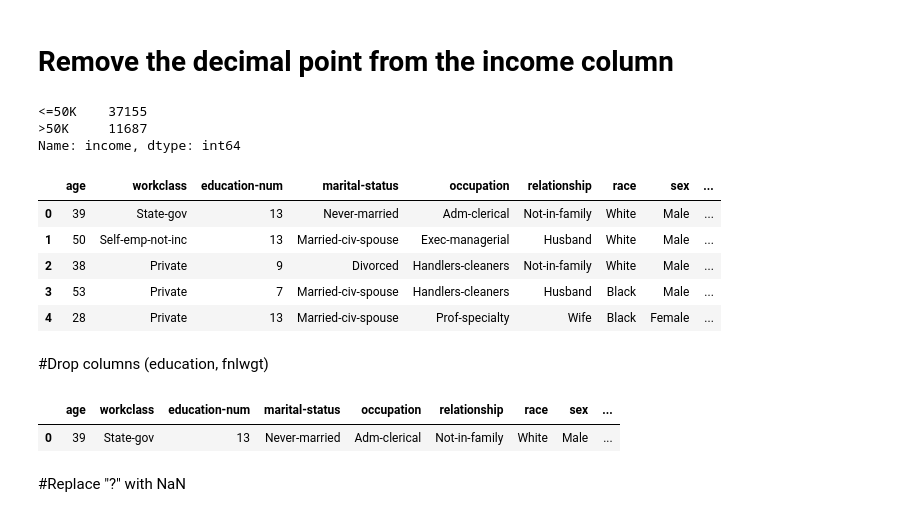
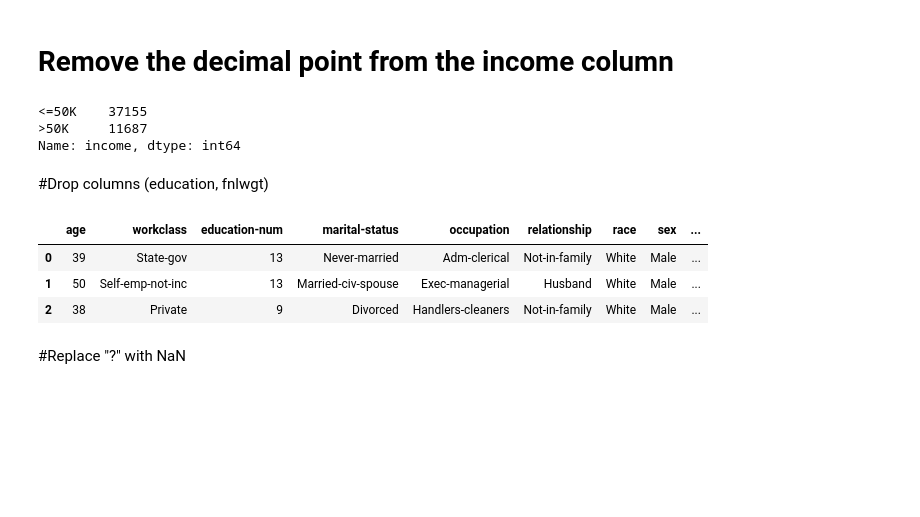
Before and after one commit to MohHaroon/Adult-Census-Income-Classification, a Jupyter notebook: Adult dataset Classification.ipynb, the cells around one changed output. Drawn from its saved outputs; the diff is of its cells as text; code cells hidden in the pictures; blank space fills up the shorter version.

```diff
--- a/Adult dataset Classification.ipynb
+++ b/Adult dataset Classification.ipynb
@@ -204,29 +222,22 @@ Name: native-country, dtype: int64
 # %%
 adult_df['income'].replace('<=50K.', '<=50K', inplace=True)
 adult_df['income'].replace('>50K.', '>50K', inplace=True)
-
-adult_df['income'].value_counts()
-# %% [output]
-<=50K    37155
->50K     11687
-Name: income, dtype: int64
-# %%
-adult_df.head(5)
-# %% [output]
-|  | age | workclass | education-num | marital-status | occupation | relationship | race | sex | ... |
-| 0 | 39 | State-gov | 13 | Never-married | Adm-clerical | Not-in-family | White | Male | ... |
-| 1 | 50 | Self-emp-not-inc | 13 | Married-civ-spouse | Exec-managerial | Husband | White | Male | ... |
-| 2 | 38 | Private | 9 | Divorced | Handlers-cleaners | Not-in-family | White | Male | ... |
-| 3 | 53 | Private | 7 | Married-civ-spouse | Handlers-cleaners | Husband | Black | Male | ... |
-| 4 | 28 | Private | 13 | Married-civ-spouse | Prof-specialty | Wife | Black | Female | ... |
+# %%
+adult_df['income'].value_counts()
+# %% [output]
+<=50K    37155
+>50K     11687
+Name: income, dtype: int64
 # %% [markdown]
 #Drop columns (education, fnlwgt)
 # %%
 adult_df = adult_df.drop(['education', 'fnlwgt'], axis = 1)
-adult_df.head(1)
+adult_df.head(3)
 # %% [output]
 |  | age | workclass | education-num | marital-status | occupation | relationship | race | sex | ... |
 | 0 | 39 | State-gov | 13 | Never-married | Adm-clerical | Not-in-family | White | Male | ... |
+| 1 | 50 | Self-emp-not-inc | 13 | Married-civ-spouse | Exec-managerial | Husband | White | Male | ... |
+| 2 | 38 | Private | 9 | Divorced | Handlers-cleaners | Not-in-family | White | Male | ... |
 # %% [markdown]
 #Replace "?" with NaN
 # %%
```
Also changed, not shown: parts of 30 cells of this notebook.
